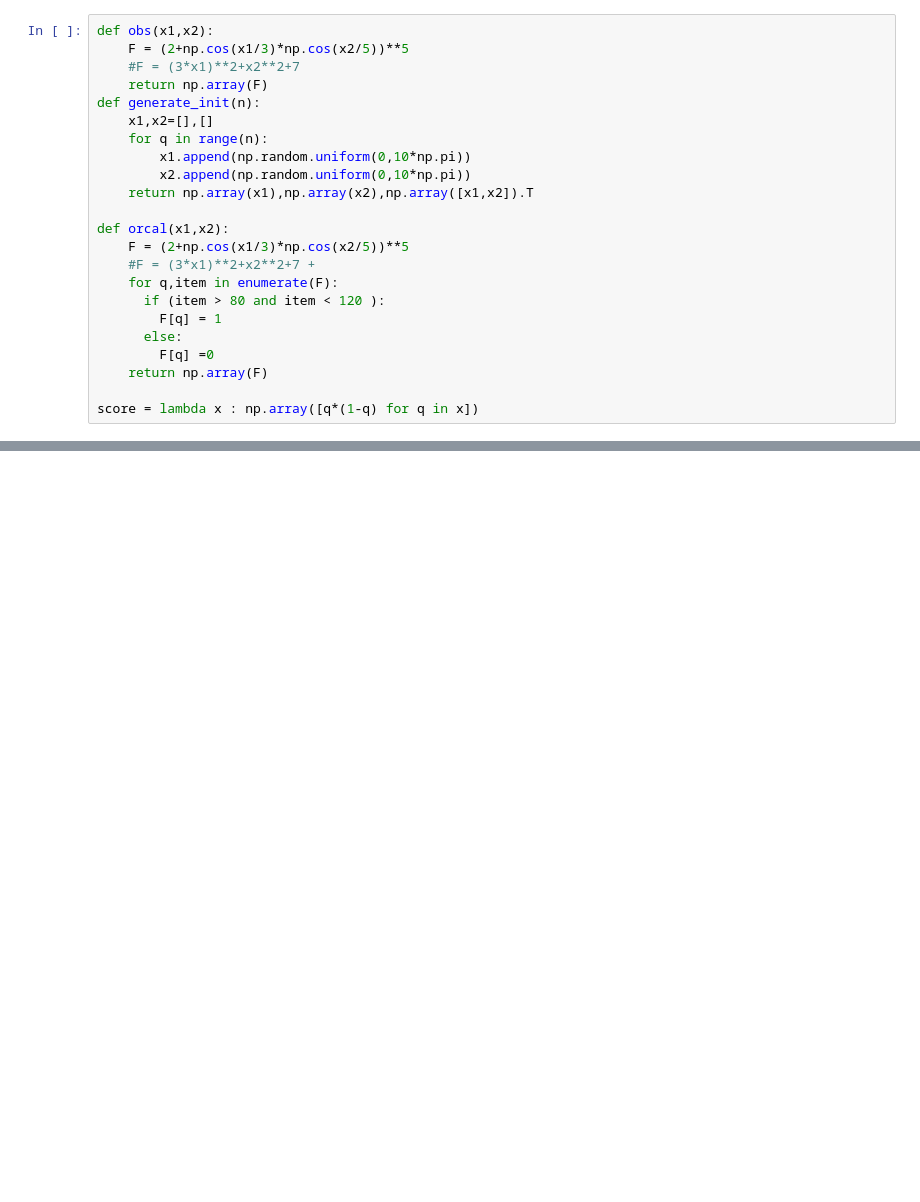
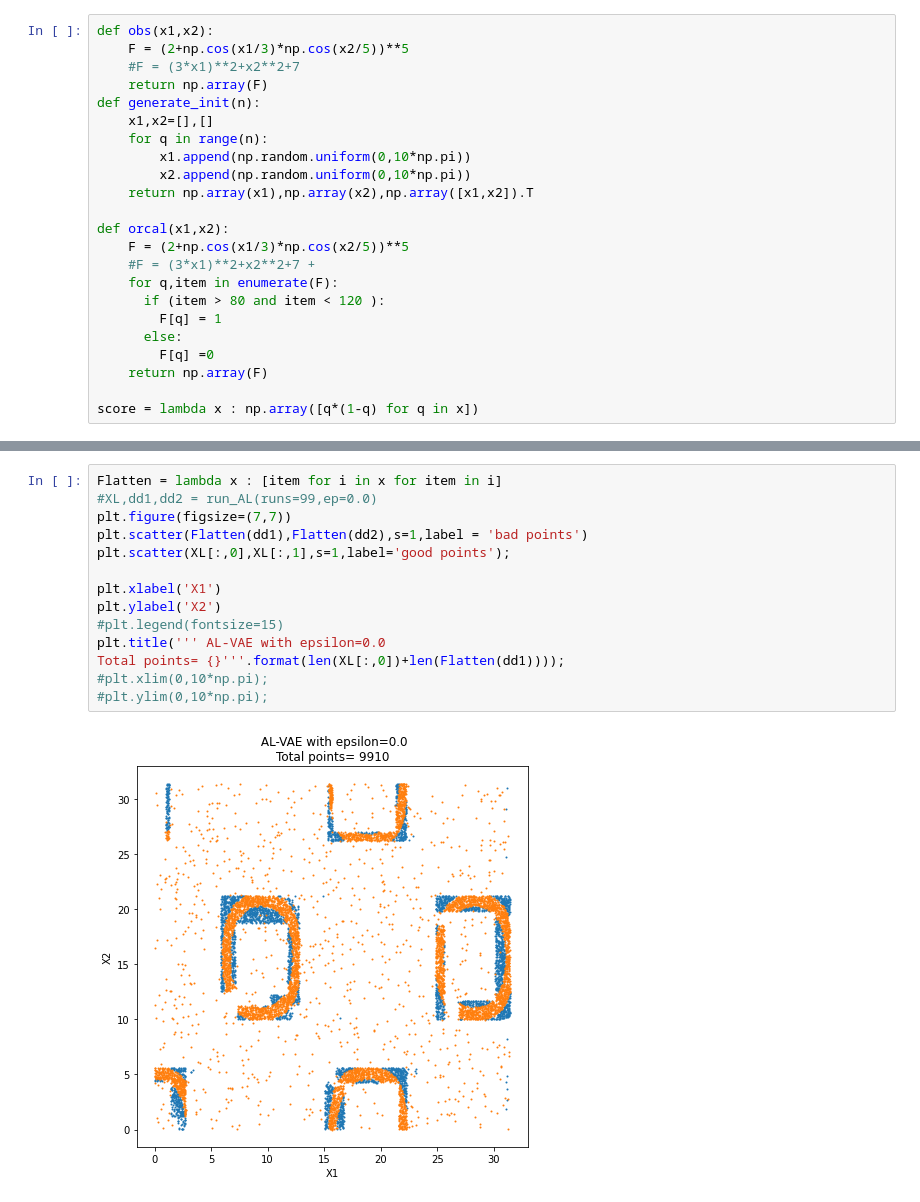
Before and after one commit to AHamamd150/MLscanner, a Jupyter notebook: AL_Varitional_Autoencoder_2.ipynb, the cells around one changed output, grey strips where cells are left out. Drawn from its saved outputs; the diff is of its cells as text; blank space fills up the shorter version.

```diff
--- a/AL_Varitional_Autoencoder_2.ipynb
+++ b/AL_Varitional_Autoencoder_2.ipynb
@@ -170,5 +171,21 @@ def run_AL(runs =20,learning_rate=0.01,n_estimators=100,max_depth=30,print_outpu
       obs1=np.append(obs1,ob[Y],axis=0)
       BDT.fit(X, obs1)
     return X,badP1,badP2
+# %%
+Flatten = lambda x : [item for i in x for item in i]
+#XL,dd1,dd2 = run_AL(runs=99,ep=0.0)
+plt.figure(figsize=(7,7))
+plt.scatter(Flatten(dd1),Flatten(dd2),s=1,label = 'bad points')
+plt.scatter(XL[:,0],XL[:,1],s=1,label='good points');
+
+plt.xlabel('X1')
+plt.ylabel('X2')
+#plt.legend(fontsize=15)
+plt.title(''' AL-VAE with epsilon=0.0
+Total points= {}'''.format(len(XL[:,0])+len(Flatten(dd1))));
+#plt.xlim(0,10*np.pi);
+#plt.ylim(0,10*np.pi);
+# %% [output]
+[figure, added]
 # %%
 Flatten = lambda x : [item for i in x for item in i]
```
Also changed, not shown: parts of 8 cells of this notebook.
